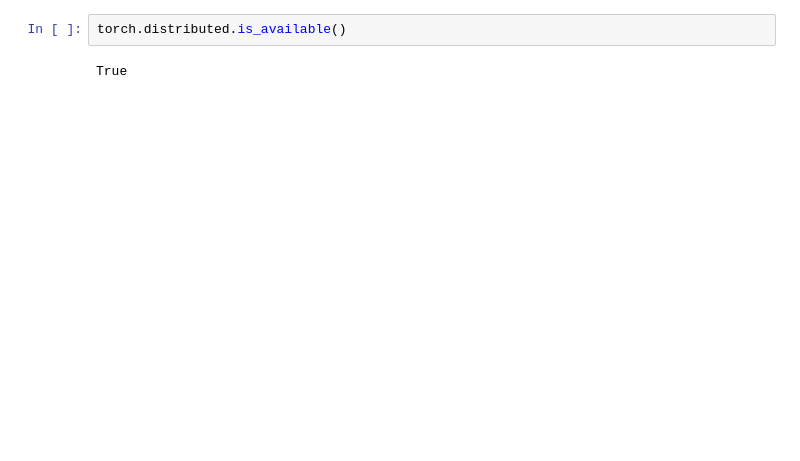
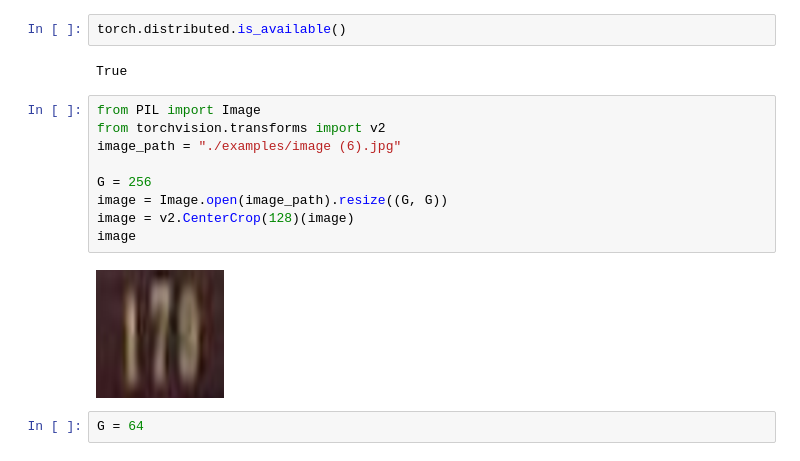
Before and after one commit to ericoericochen/mini-yolov3, a Jupyter notebook: train copy.ipynb, the cells around one changed output. Cells and saved outputs as stored; diff of their text form; blank space fills up the shorter version.

```diff
--- a/train copy.ipynb
+++ b/train copy.ipynb
@@ -182,3 +162,16 @@ calculate_mAP(
 torch.distributed.is_available()
 # %% [output]
 True
+# %%
+from PIL import Image
+from torchvision.transforms import v2
+image_path = "./examples/image (6).jpg"
+
+G = 256
+image = Image.open(image_path).resize((G, G))
+image = v2.CenterCrop(128)(image)
+image
+# %% [output]
+[figure, added]
+# %%
+G = 64
```
Also changed, not shown: parts of 15 cells of this notebook, 16 other files.
